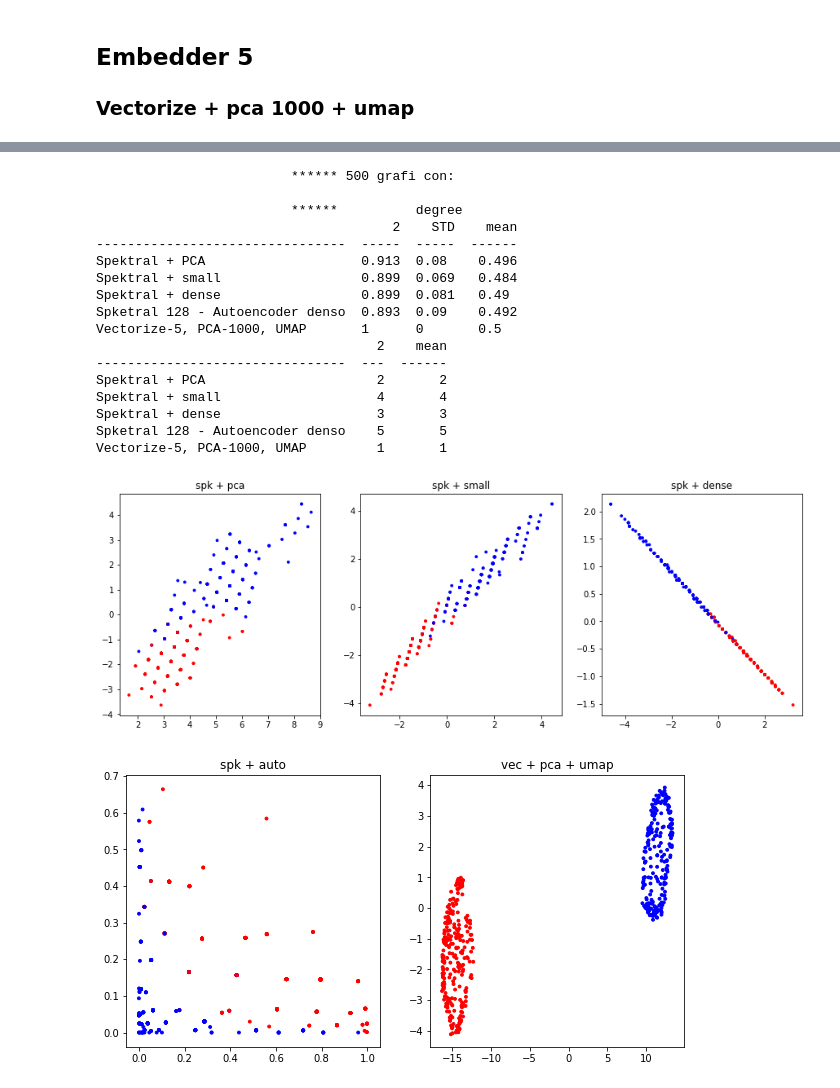
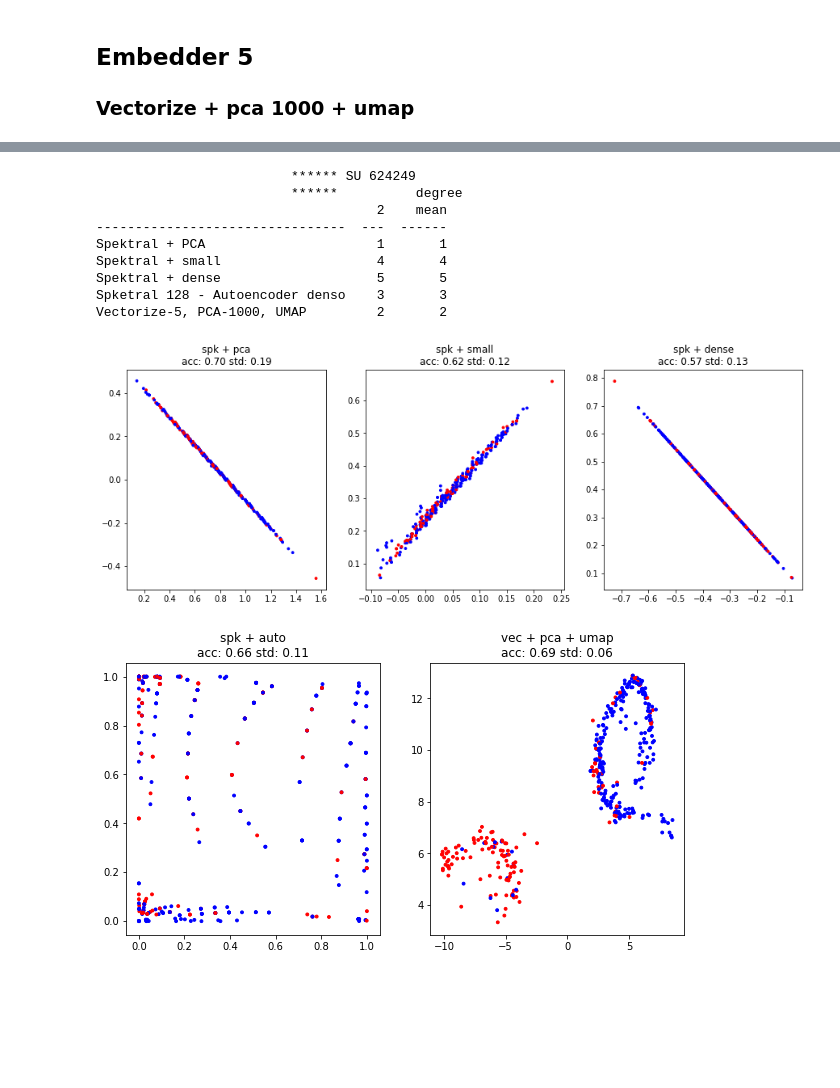
Before and after one commit to AntonioLonga/Master-thesis, a Jupyter notebook: Experiments/test_CFG generated graphs/models vs CFG graphs 624249.ipynb, the cells around one changed output, grey strips where cells are left out. Saved outputs shown, nothing was run; the diff lists cells and outputs as text; code cells hidden in the pictures; blank space fills up the shorter version.

Commit message:
test models on PUBCHEM

```diff
--- a/Experiments/test_CFG generated graphs/models vs CFG graphs 624249.ipynb
+++ b/Experiments/test_CFG generated graphs/models vs CFG graphs 624249.ipynb
@@ -43,2 +47,2 @@ def sub_sample_classification(graphs,labels, n_graphs):
 # %%
-graphs, labels = load_generated_data_classification("generate_graphs/624249_graphs_cla_09_5000")
+graphs, labels = load_generated_data_classification("generate_graphs/624249_pos_neg")
@@ -45,2 +51,0 @@ graphs, labels = load_generated_data_classification("generate_graphs/624249_grap
-# %%
-graphs, labels = sub_sample_classification(graphs,labels,500)
@@ -56 +74,10 @@ for g in graphs:
+# %%
+# ldp
+#functions = [utilities.degree,utilities.clust_coefficient,utilities.local_degree_profile,vec_vertex]
+#functions = [utilities.degree,utilities.clust_coefficient,utilities.local_degree_profile]
+#functions = [utilities.degree,utilities.clust_coefficient]
+functions = [utilities.degree]
+
+
+graphs = utilities.add_info_to_nodes(graphs,functions)
 # %%
@@ -176,10 +206,9 @@ m_3 = Transformer(uma)
 
 emb_5 = Embedder([m_1,m_2,m_3], name="Vectorize-5, PCA-1000, UMAP")
 # %%
-
 emb = [emb_1,emb_2,emb_3,emb_4,emb_5]
 
-vis_500_D_clu = utilities.repeat_n_times(graphs, labels, emb , dim, 1,test_size=0.3,seed = 11)
+vis_d = utilities.repeat_n_times(graphs, labels, emb , dim, 1,test_size=0.3,seed = 11)
 # %% [output]
          iteration n: 1
                  dim:  2
@@ -255,27 +299,19 @@ Vectorize-5, PCA-1000, UMAP         1       1
 # %%
-print("\n\t\t\t ****** 500 grafi con:")
-print("\n\t\t\t ****** \t degree")
+print("\t\t\t ****** SU 624249 ")
+print("\t\t\t ****** \t degree")
 
-vis_500_D.summary()
-vis_500_D.rank()
-plot_embedding(emb)
+mat = vis_d.summary(return_matrix=True)
+vis_d.rank()
+plot_embedding(emb,mat)
 # %% [output]
-                         ****** 500 grafi con:
-
+                         ****** SU 624249
                          ******          degree
-                                      2    STD    mean
---------------------------------  -----  -----  ------
-Spektral + PCA                    0.913  0.08    0.496
-Spektral + small                  0.899  0.069   0.484
-Spektral + dense                  0.899  0.081   0.49
-Spketral 128 - Autoencoder denso  0.893  0.09    0.492
-Vectorize-5, PCA-1000, UMAP       1      0       0.5
                                     2    mean
 --------------------------------  ---  ------
-Spektral + PCA                      2       2
+Spektral + PCA                      1       1
 Spektral + small                    4       4
-Spektral + dense                    3       3
-Spketral 128 - Autoencoder denso    5       5
-Vectorize-5, PCA-1000, UMAP         1       1
+Spektral + dense                    5       5
+Spketral 128 - Autoencoder denso    3       3
+Vectorize-5, PCA-1000, UMAP         2       2
-[figure, old version]
+[figure, new version]
-[figure, old version]
+[figure, new version]
```
Also changed, not shown: parts of 18 cells of this notebook, 4 other files.
